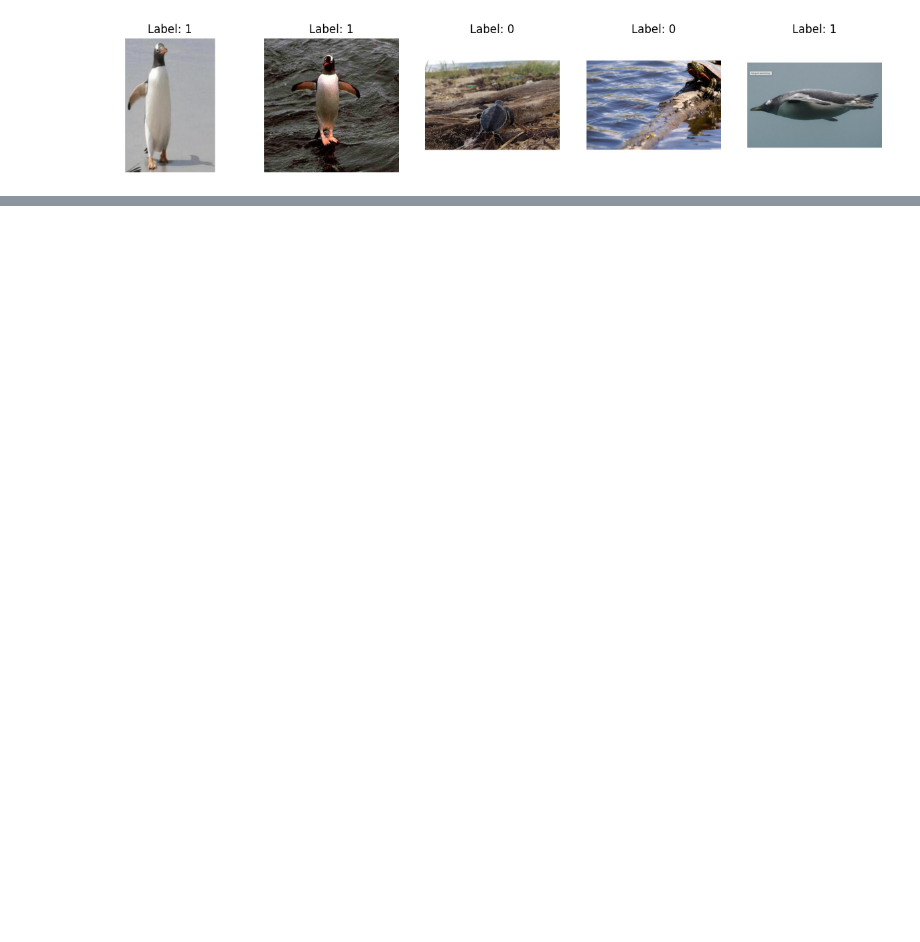
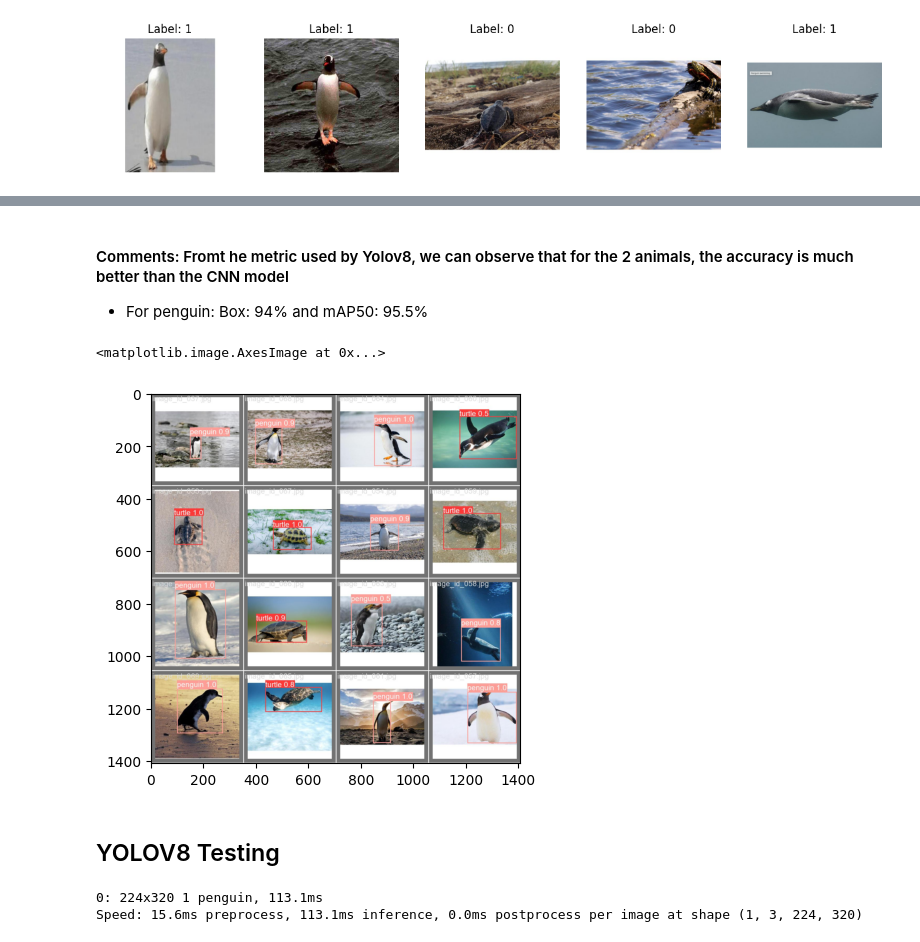
Before and after one commit to Safwan-ullah-khan/fav-animal-detection, a Jupyter notebook: notebook/fav_animal.ipynb, the cells around one changed output, grey strips where cells are left out. Cells and saved outputs as stored; diff of their text form; code cells hidden in the pictures; blank space fills up the shorter version.

```diff
--- a/notebook/fav_animal.ipynb
+++ b/notebook/fav_animal.ipynb
@@ -284,0 +522,12 @@ for _, row in df.iterrows():
+# %% [markdown]
+#### Comments: Fromt he metric used by Yolov8, we can observe that for the 2 animals, the accuracy is much better than the CNN model
+
+- For penguin: Box: 94% and mAP50: 95.5%
+# %%
+image = Image.open('./runs/detect/train2/val_batch1_pred.jpg')
+plt.imshow(image)
+# %% [output]
+<matplotlib.image.AxesImage at 0x...>
+[figure, added]
+# %% [markdown]
+## YOLOV8 Testing
@@ -284,0 +538,7 @@ for _, row in df.iterrows():
+# %%
+image = cv2.imread("../image_test_penguin.jpg")
+results = model_test([image], imgsz=320)
+results = results[0]
+# %% [output]
+0: 224x320 1 penguin, 113.1ms
+Speed: 15.6ms preprocess, 113.1ms inference, 0.0ms postprocess per image at shape (1, 3, 224, 320)
```
Also changed, not shown: parts of 65 cells of this notebook, 39 other files.
